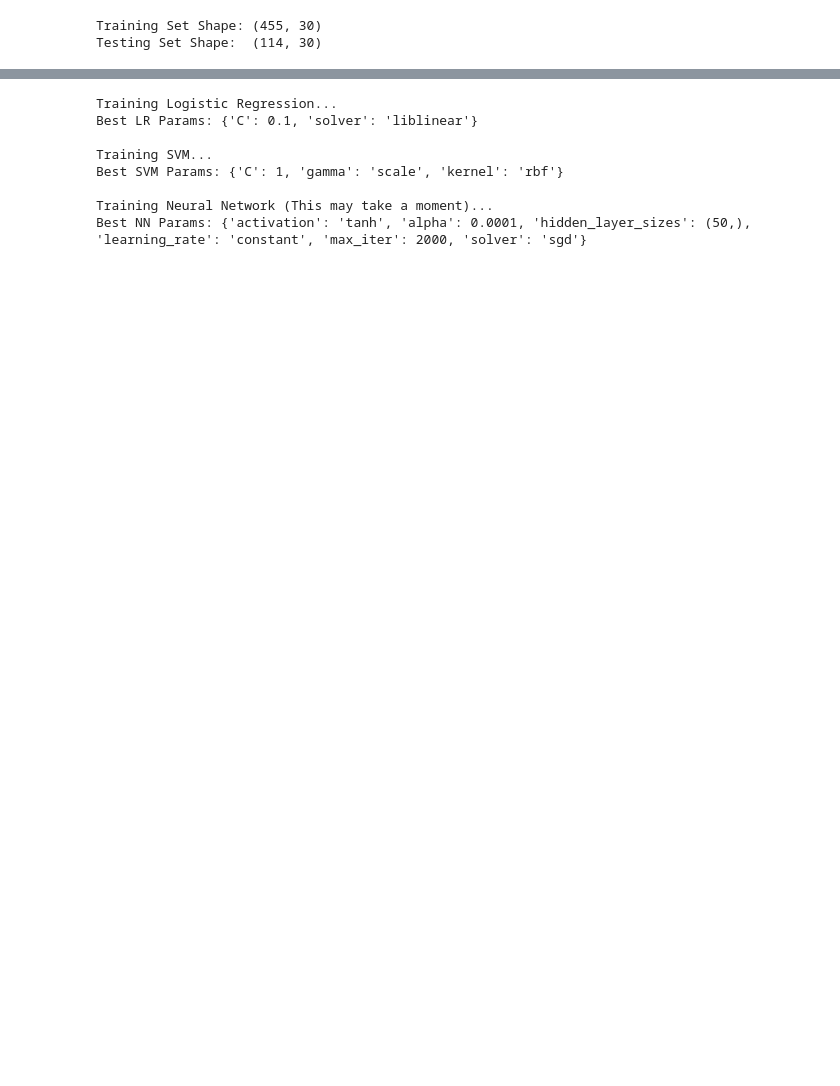
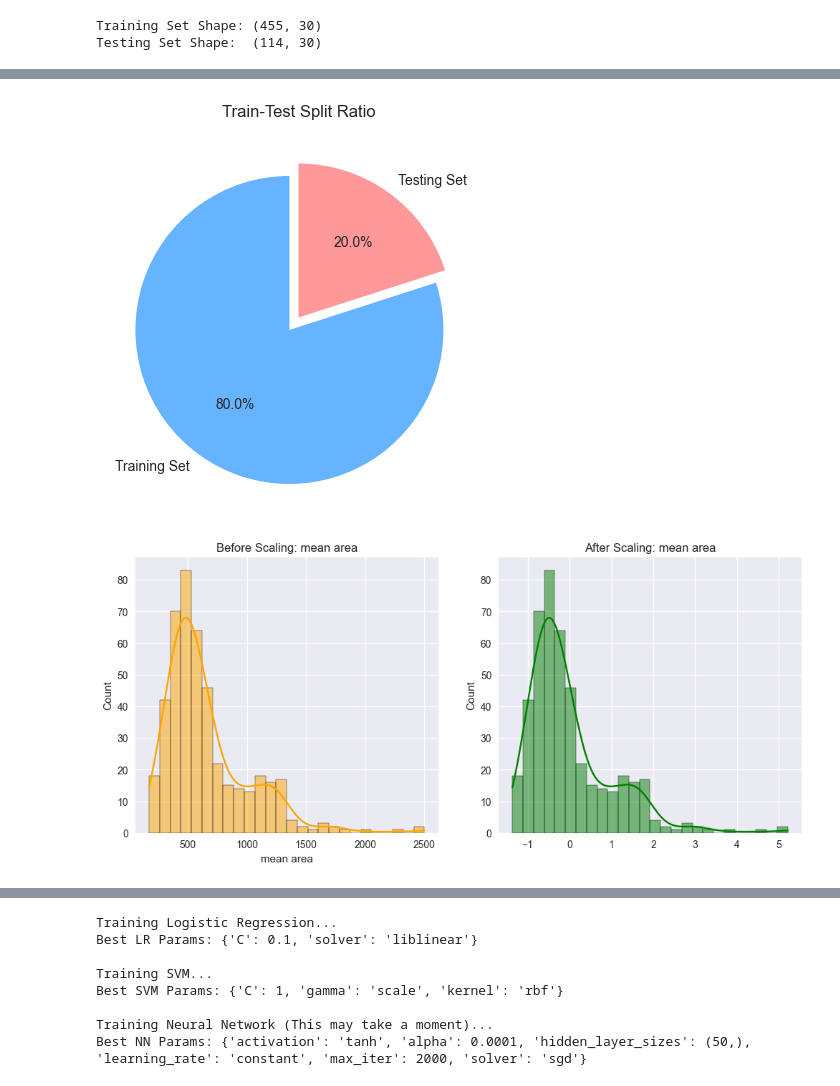
Before and after one commit to DarkPhoenix2016/Breast-Cancer-Diagnosis-ML-Project, a Jupyter notebook: notebooks/Breast_Cancer_Analysis.ipynb, the cells around one changed output, grey strips where cells are left out. Saved outputs shown, nothing was run; the diff lists cells and outputs as text; code cells hidden in the pictures; blank space fills up the shorter version.

```diff
--- a/notebooks/Breast_Cancer_Analysis.ipynb
+++ b/notebooks/Breast_Cancer_Analysis.ipynb
@@ -155,0 +193,27 @@ We will train three models using `GridSearchCV`. This technique tests multiple c
+# %%
+# --- Visualization of Preprocessing Steps ---
+
+# 1. Visualize Split Ratio
+plt.figure(figsize=(5, 5))
+plt.pie([len(X_train), len(X_test)], labels=['Training Set', 'Testing Set'],
+        colors=['#66b3ff', '#ff9999'], autopct='%1.1f%%', startangle=90, explode=(0.1, 0))
+plt.title('Train-Test Split Ratio')
+plt.savefig('../images/split_ratio.png')
+plt.show()
+
+# 2. Visualize Scaling Effect
+feature_index = 3 # 'mean area'
+feature_name = data.feature_names[feature_index]
+
+fig, ax = plt.subplots(1, 2, figsize=(12, 5))
+sns.histplot(X_train.iloc[:, feature_index], kde=True, ax=ax[0], color='orange')
+ax[0].set_title(f'Before Scaling: {feature_name}')
+
+sns.histplot(X_train_scaled[:, feature_index], kde=True, ax=ax[1], color='green')
+ax[1].set_title(f'After Scaling: {feature_name}')
+
+plt.savefig('../images/scaling_effect.png')
+plt.show()
+# %% [output]
+[figure, added]
+[figure, added]
```
Also changed, not shown: parts of 16 cells of this notebook, 6 other files.
